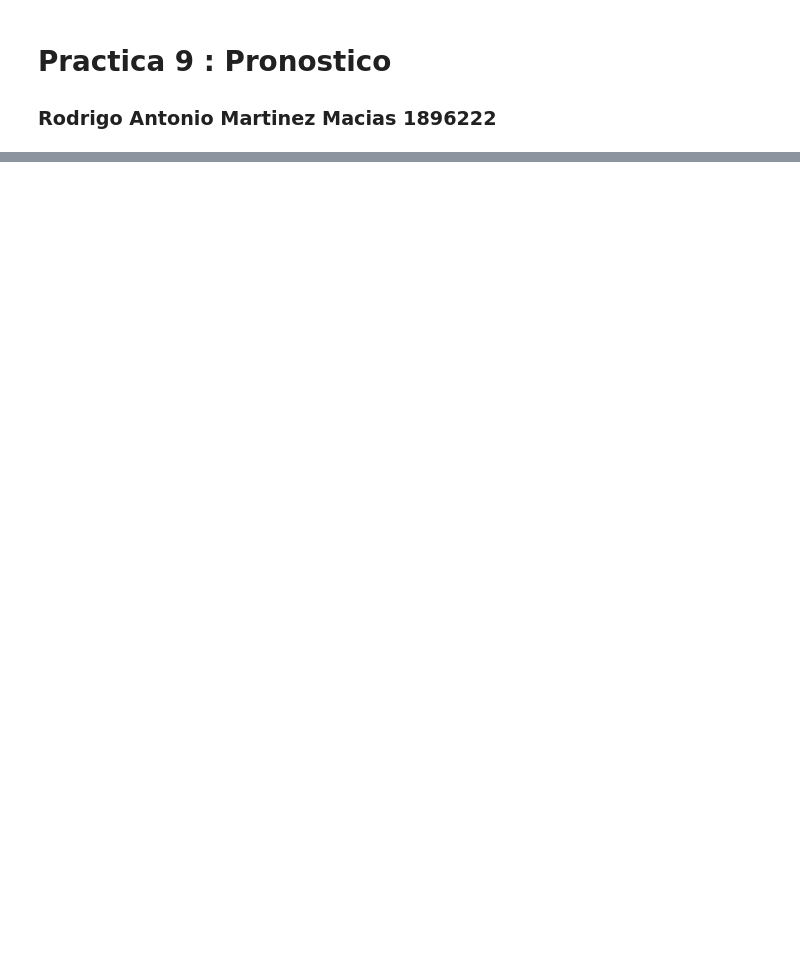
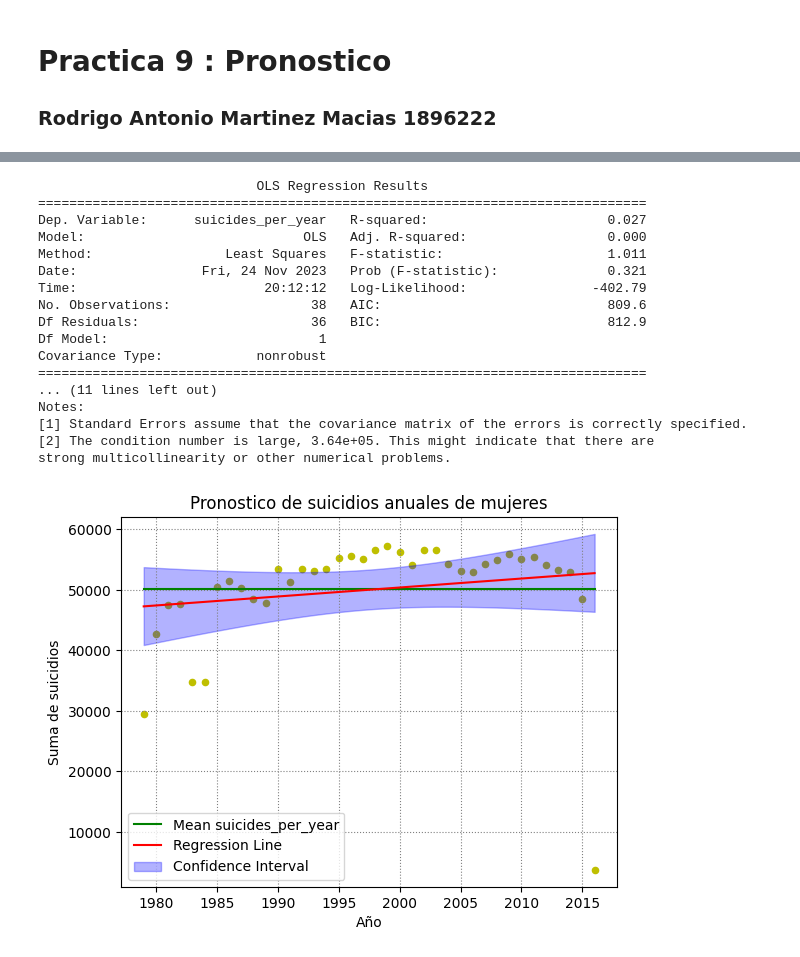
Before and after one commit to theRobert174/DataMining-Analysis, a Jupyter notebook: Intento-2/Practica 9-Pronostico.ipynb, the cells around one changed output, grey strips where cells are left out. Saved outputs shown, nothing was run; the diff lists cells and outputs as text; code cells hidden in the pictures; blank space fills up the shorter version.

```diff
--- a/Intento-2/Practica 9-Pronostico.ipynb
+++ b/Intento-2/Practica 9-Pronostico.ipynb
@@ -77,0 +78,25 @@ strong multicollinearity or other numerical problems.
+# %%
+df_by_year_suicides = df.groupby(['sex', 'year']).agg(suicides_per_year=('suicides_no', 'sum')).reset_index()
+df_by_year_suicides.reset_index(inplace=True)
+df_by_year_suicides = df_by_year_suicides[df_by_year_suicides['sex'] == 'female']
+
+linearRegressionForecast(df_by_year_suicides, "year", "suicides_per_year", "Año", "Suma de suicidios", "Pronostico de suicidios anuales de mujeres")
+# %% [output]
+                            OLS Regression Results
+==============================================================================
+Dep. Variable:      suicides_per_year   R-squared:                       0.027
+Model:                            OLS   Adj. R-squared:                  0.000
+Method:                 Least Squares   F-statistic:                     1.011
+Date:                Fri, 24 Nov 2023   Prob (F-statistic):              0.321
+Time:                        20:12:12   Log-Likelihood:                -402.79
+No. Observations:                  38   AIC:                             809.6
+Df Residuals:                      36   BIC:                             812.9
+Df Model:                           1
+Covariance Type:            nonrobust
+==============================================================================
+... (11 lines left out)
+Notes:
+[1] Standard Errors assume that the covariance matrix of the errors is correctly specified.
+[2] The condition number is large, 3.64e+05. This might indicate that there are
+strong multicollinearity or other numerical problems.
+[figure, added]
```
Also changed, not shown: parts of 3 cells of this notebook, 13 other files.
